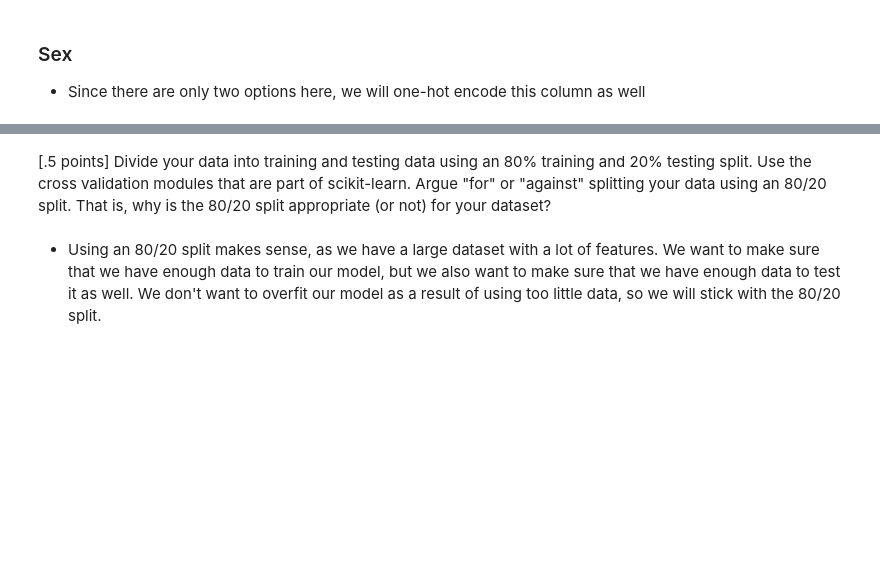
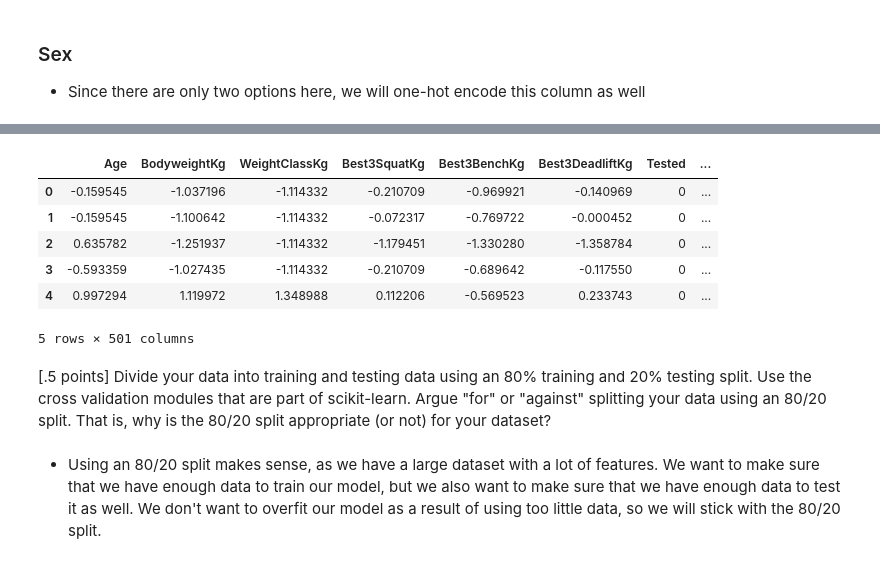
Before and after one commit to calebm00re/S22-ml03, a Jupyter notebook: notebook.ipynb, the cells around one changed output, grey strips where cells are left out. Cells and saved outputs as stored; diff of their text form; code cells hidden in the pictures; blank space fills up the shorter version.

```diff
--- a/notebook.ipynb
+++ b/notebook.ipynb
@@ -279,5 +319,0 @@ Name: Age, dtype: int64
-# %%
-# lets get rid of any na values since we have enough raw data
-total_with_na = df.shape[0]
-df.dropna(inplace=True)
-print('dropped', total_with_na - df.shape[0], 'values')
@@ -286,4 +319,0 @@ dropped 0 values
-# %%
-# separate the target column
-train_stays = df['Stay']
-df.drop('Stay', axis=1, inplace=True)
@@ -342,3 +319,0 @@ mapping = {     '0-10': 1,
-# %%
-df = df.replace(mapping)
-df
@@ -370,0 +323,5 @@ df.head()
+# %%
+# Set the NaN values for the lifts to 0
+df['Best3SquatKg'] = df['Best3SquatKg'].fillna(0)
+df['Best3BenchKg'] = df['Best3BenchKg'].fillna(0)
+df['Best3DeadliftKg'] = df['Best3DeadliftKg'].fillna(0)
@@ -371,3 +333,35 @@ df.head()
+# %%
+# Declare the StandardScaler
+from sklearn.preprocessing import StandardScaler
+scaler = StandardScaler()
+
+# Scale the Age Column
+df['Age'] = scaler.fit_transform(df['Age'].values.reshape(-1, 1))
+
+# Scale the BodyweightKg Column
+df['BodyweightKg'] = scaler.fit_transform(df['BodyweightKg'].values.reshape(-1, 1))
+
+# Scale the WeightClassKg Column
+df['WeightClassKg'] = scaler.fit_transform(df['WeightClassKg'].values.reshape(-1, 1))
+
+# Scale the Best3SquatKg Column
+df['Best3SquatKg'] = scaler.fit_transform(df['Best3SquatKg'].values.reshape(-1, 1))
+
+# Scale the Best3BenchKg Column
+df['Best3BenchKg'] = scaler.fit_transform(df['Best3BenchKg'].values.reshape(-1, 1))
+
+# Scale the Best3DeadliftKg Column
+df['Best3DeadliftKg'] = scaler.fit_transform(df['Best3DeadliftKg'].values.reshape(-1, 1))
+
+df.head()
+# %% [output]
+|  | Age | BodyweightKg | WeightClassKg | Best3SquatKg | Best3BenchKg | Best3DeadliftKg | Tested | ... |
+| 0 | -0.159545 | -1.037196 | -1.114332 | -0.210709 | -0.969921 | -0.140969 | 0 | ... |
+| 1 | -0.159545 | -1.100642 | -1.114332 | -0.072317 | -0.769722 | -0.000452 | 0 | ... |
+| 2 | 0.635782 | -1.251937 | -1.114332 | -1.179451 | -1.330280 | -1.358784 | 0 | ... |
+| 3 | -0.593359 | -1.027435 | -1.114332 | -0.210709 | -0.689642 | -0.117550 | 0 | ... |
+| 4 | 0.997294 | 1.119972 | 1.348988 | 0.112206 | -0.569523 | 0.233743 | 0 | ... |
+5 rows × 501 columns
 # %% [markdown]
 [.5 points] Divide your data into training and testing data using an 80% training and 20% testing split. Use the cross validation modules that are part of scikit-learn. Argue "for" or "against" splitting your data using an 80/20 split. That is, why is the 80/20 split appropriate (or not) for your dataset?
 # %% [markdown]
```
Also changed, not shown: parts of 29 cells of this notebook.
